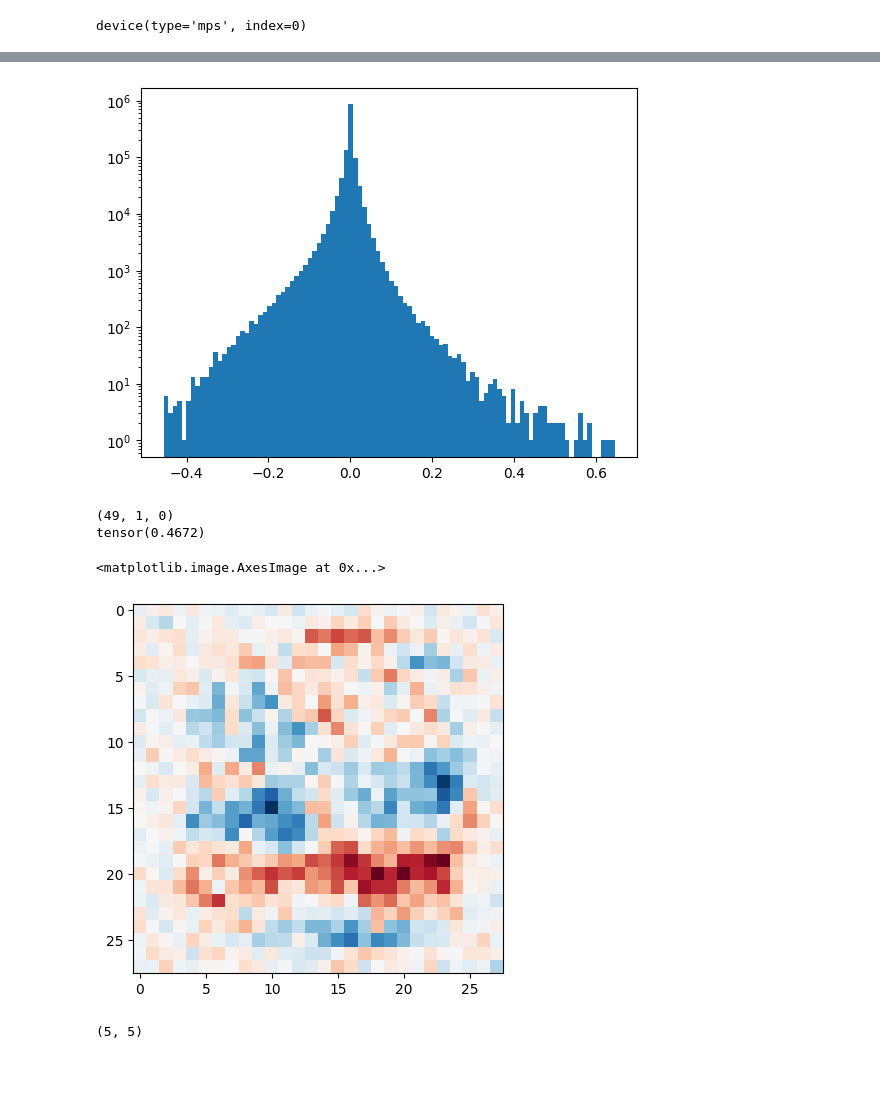
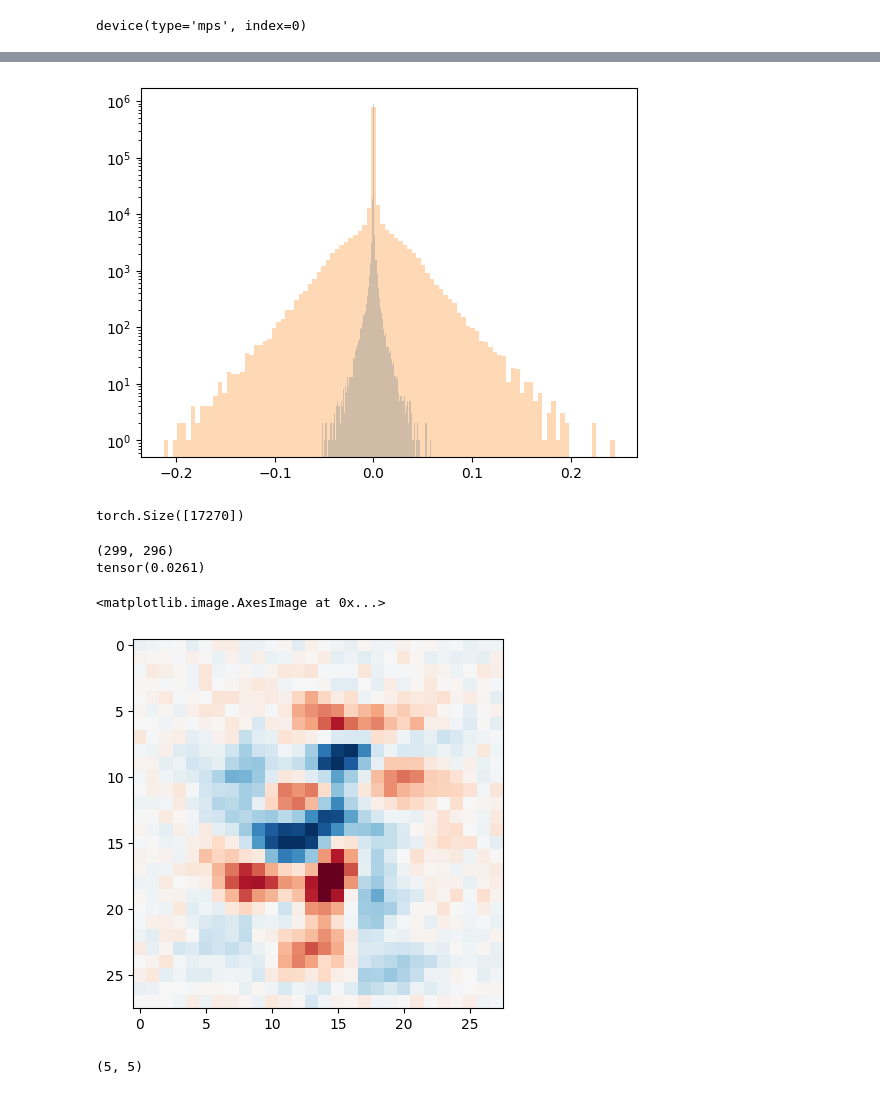
Before and after one commit to empty-michael/bilinear, a Jupyter notebook: test.ipynb, the cells around one changed output, grey strips where cells are left out. Cells and saved outputs as stored; diff of their text form; code cells hidden in the pictures.

Commit message:
Add eigmodel

```diff
--- a/test.ipynb
+++ b/test.ipynb
@@ -36,0 +56,2 @@ TypeError: Object of type function is not JSON serializable
+# %%
+model = MLPModel.from_pretrained('saved_models/mnist_l2_d300_input_noise')
@@ -37,9 +127,9 @@ TypeError: Object of type function is not JSON serializable
 # %%
 eigmodel = EigModel(model).to('mps')
+eigmodel.config.topk =  1000000
 eigmodel.device
 # %% [output]
 device(type='mps', index=0)
 # %%
-eigmodel.config.beta_temp = 1
 eigmodel.validation()
 # %% [output]
@@ -47,0 +138,5 @@ Evaluation | Accuracy: 98.40 %, Loss: 1.9200
+# %%
+eigmodel.set_dataset()
+inputs, labels = eigmodel.transform_inputs(*next(iter(eigmodel.train_loader)))
+embed = eigmodel.Embed(inputs)
+y = eigmodel.layers[0].forward(embed)
@@ -48,28 +156,33 @@ Evaluation | Accuracy: 98.40 %, Loss: 1.9200
 # %%
 eff_eigvals = eigmodel.eff_eigvals
-plt.hist(eff_eigvals.flatten(), bins=100)
+plt.hist(eff_eigvals.flatten(), bins=100, alpha=0.3)
+plt.hist(eigmodel.layers[0].eigvals.flatten().cpu(), bins = 100, alpha=0.3)
 plt.yscale('log')
 # %% [output]
-[figure, old version]
+[figure, new version]
+# %%
+eff_eigvals[eff_eigvals.abs() > 0.001].shape
+# %% [output]
+torch.Size([17270])
 # %%
-idx = 1
+idx = 3
 
-root_idx = (1,)
+root_idx = (9,)
 eigvals = eff_eigvals[root_idx]
 topk = eigvals.flatten().topk(100)
 topk_idxs= torch.unravel_index(topk.indices, eigvals.shape)
 eigvec_idxs = tuple(topk_idxs[i][idx].item() for i in range(len(eigvals.shape)))
 print(eigvec_idxs)
 print(eigvals[eigvec_idxs])
 eigvec = eigmodel.layers[0].eigvecs[root_idx + eigvec_idxs]
 eigvec_emb = (eigvec @ eigmodel.Embed.weight).detach().cpu()
 
-plt.imshow(eigvec_emb.reshape(28,28), cmap = 'RdBu', vmin=-0.04, vmax=0.04)
+plt.imshow(eigvec_emb.reshape(28,28), cmap = 'RdBu', vmin=-0.25, vmax=0.25)
 # %% [output]
-(49, 1, 0)
-tensor(0.4672)
+(299, 296)
+tensor(0.0261)
 <matplotlib.image.AxesImage at 0x...>
-[figure, old version]
+[figure, new version]
 # %%
 (5,) + (5,)
 # %% [output]
```
Also changed, not shown: parts of 19 cells of this notebook, 2 other files.
